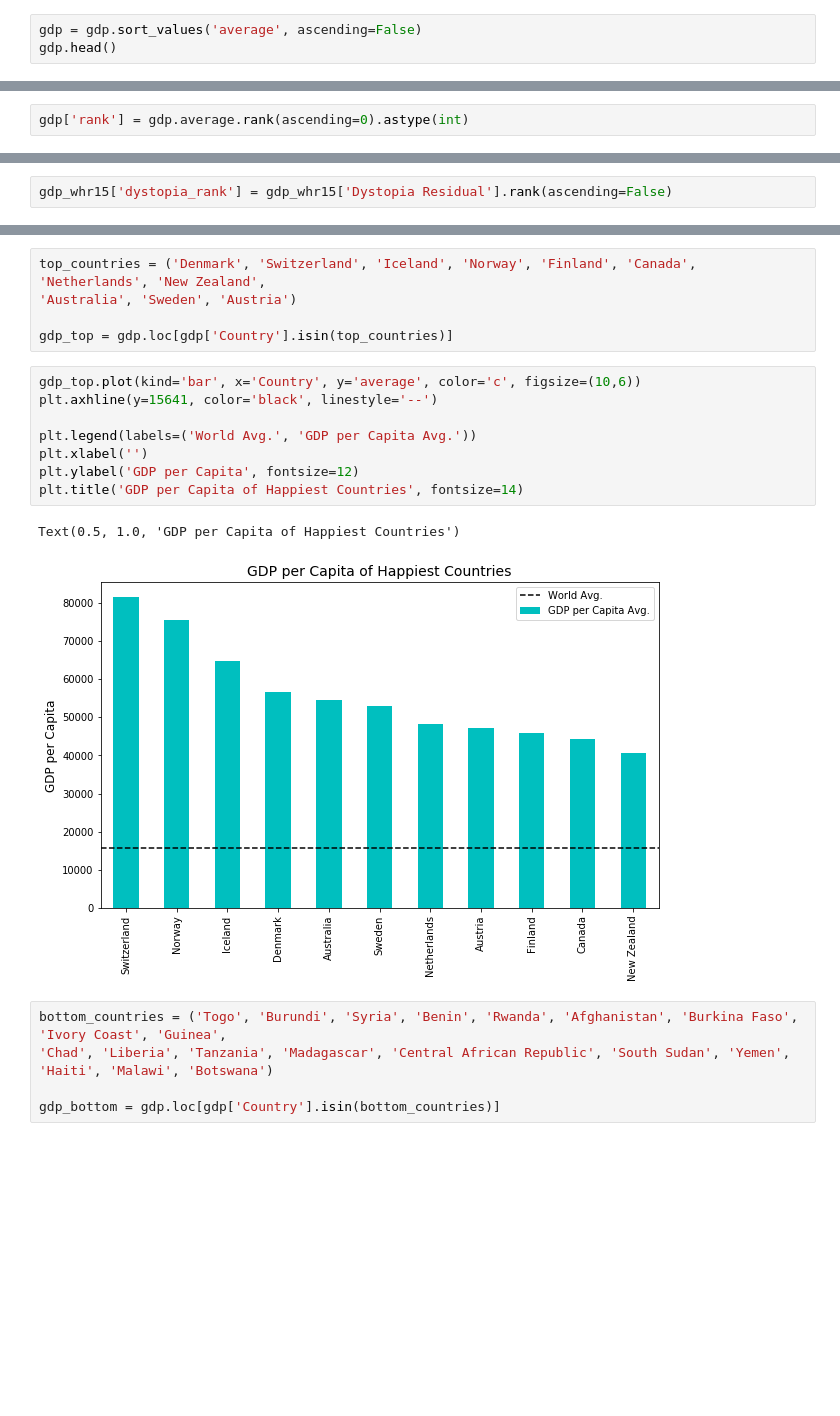
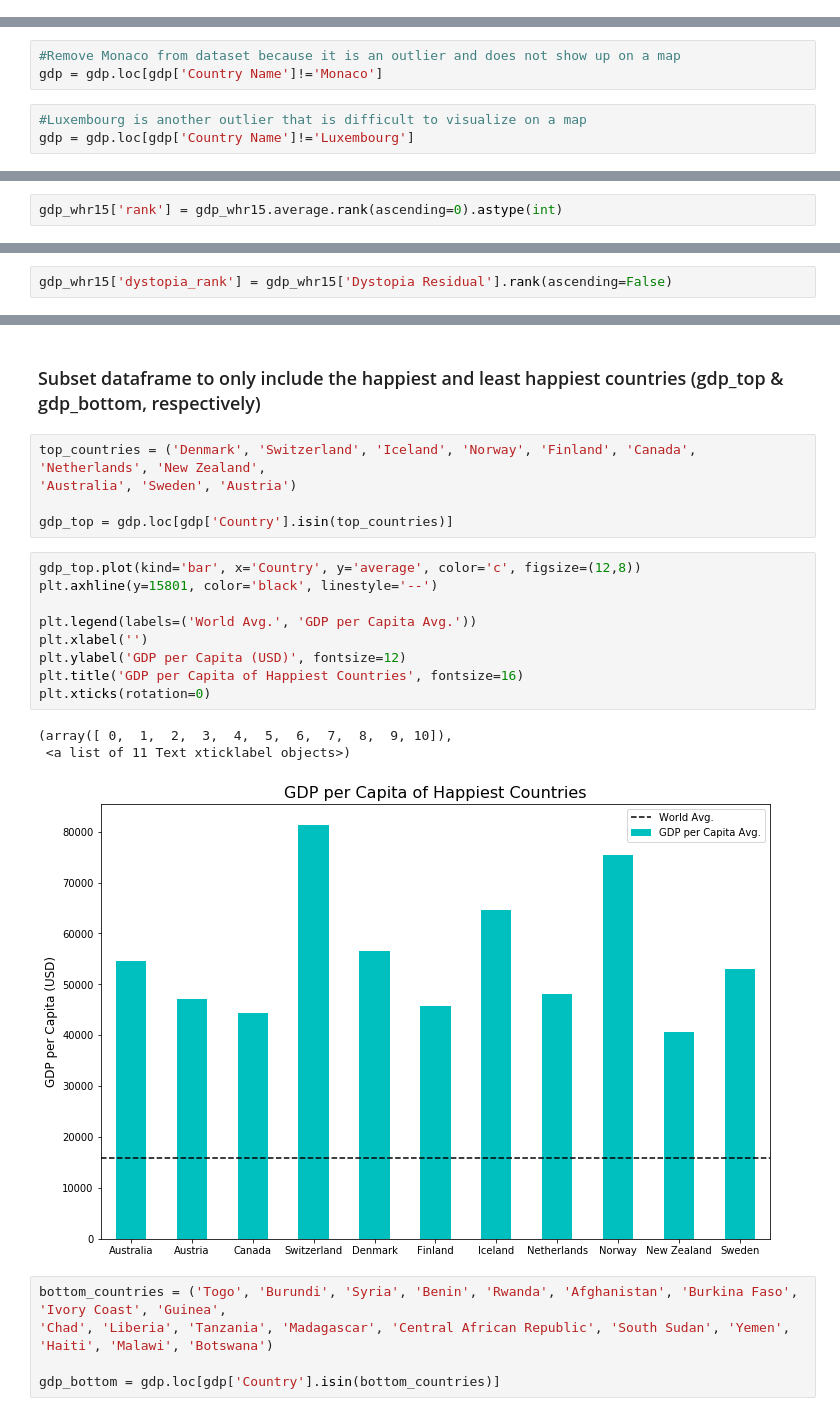
Before and after one commit to vbarisic/world_happiness, a Jupyter notebook: GDP_percapita.ipynb, the cells around one changed output, grey strips where cells are left out. Saved outputs shown, nothing was run; the diff lists cells and outputs as text; blank space fills up the shorter version.

```diff
--- a/GDP_percapita.ipynb
+++ b/GDP_percapita.ipynb
@@ -21,3 +41,0 @@ gdp['average'] = gdp.iloc[:, 1:].astype(float).mean(axis=1)
-# %%
-gdp = gdp.sort_values('average', ascending=False)
-gdp.head()
@@ -30,0 +42,6 @@ gdp.head()
+# %%
+#Remove Monaco from dataset because it is an outlier and does not show up on a map
+gdp = gdp.loc[gdp['Country Name']!='Monaco']
+# %%
+#Luxembourg is another outlier that is difficult to visualize on a map
+gdp = gdp.loc[gdp['Country Name']!='Luxembourg']
@@ -31,2 +67,2 @@ gdp.head()
 # %%
-gdp['rank'] = gdp.average.rank(ascending=0).astype(int)
+gdp_whr15['rank'] = gdp_whr15.average.rank(ascending=0).astype(int)
@@ -80,19 +107,23 @@ gdp.average.mean()
+# %% [markdown]
+### Subset dataframe to only include the happiest and least happiest countries (gdp_top & gdp_bottom, respectively)
 # %%
 top_countries = ('Denmark', 'Switzerland', 'Iceland', 'Norway', 'Finland', 'Canada', 'Netherlands', 'New Zealand',
 'Australia', 'Sweden', 'Austria')
 
 gdp_top = gdp.loc[gdp['Country'].isin(top_countries)]
 # %%
-gdp_top.plot(kind='bar', x='Country', y='average', color='c', figsize=(10,6))
-plt.axhline(y=15641, color='black', linestyle='--')
+gdp_top.plot(kind='bar', x='Country', y='average', color='c', figsize=(12,8))
+plt.axhline(y=15801, color='black', linestyle='--')
 
 plt.legend(labels=('World Avg.', 'GDP per Capita Avg.'))
 plt.xlabel('')
-plt.ylabel('GDP per Capita', fontsize=12)
-plt.title('GDP per Capita of Happiest Countries', fontsize=14)
+plt.ylabel('GDP per Capita (USD)', fontsize=12)
+plt.title('GDP per Capita of Happiest Countries', fontsize=16)
+plt.xticks(rotation=0)
 # %% [output]
-Text(0.5, 1.0, 'GDP per Capita of Happiest Countries')
+(array([ 0,  1,  2,  3,  4,  5,  6,  7,  8,  9, 10]),
+ <a list of 11 Text xticklabel objects>)
-[figure, old version]
+[figure, new version]
 # %%
 bottom_countries = ('Togo', 'Burundi', 'Syria', 'Benin', 'Rwanda', 'Afghanistan', 'Burkina Faso', 'Ivory Coast', 'Guinea',
 'Chad', 'Liberia', 'Tanzania', 'Madagascar', 'Central African Republic', 'South Sudan', 'Yemen', 'Haiti', 'Malawi', 'Botswana')
```
Also changed, not shown: parts of 22 cells of this notebook, 10 other files.
